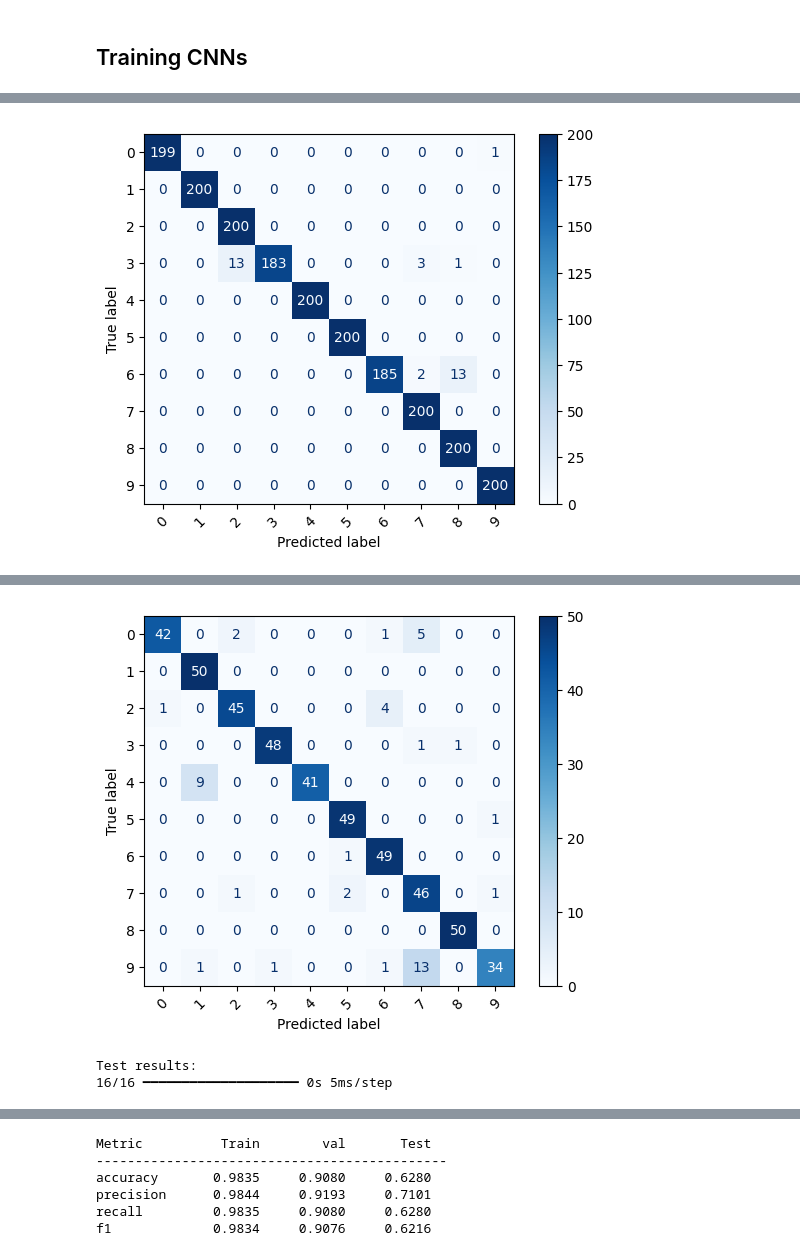
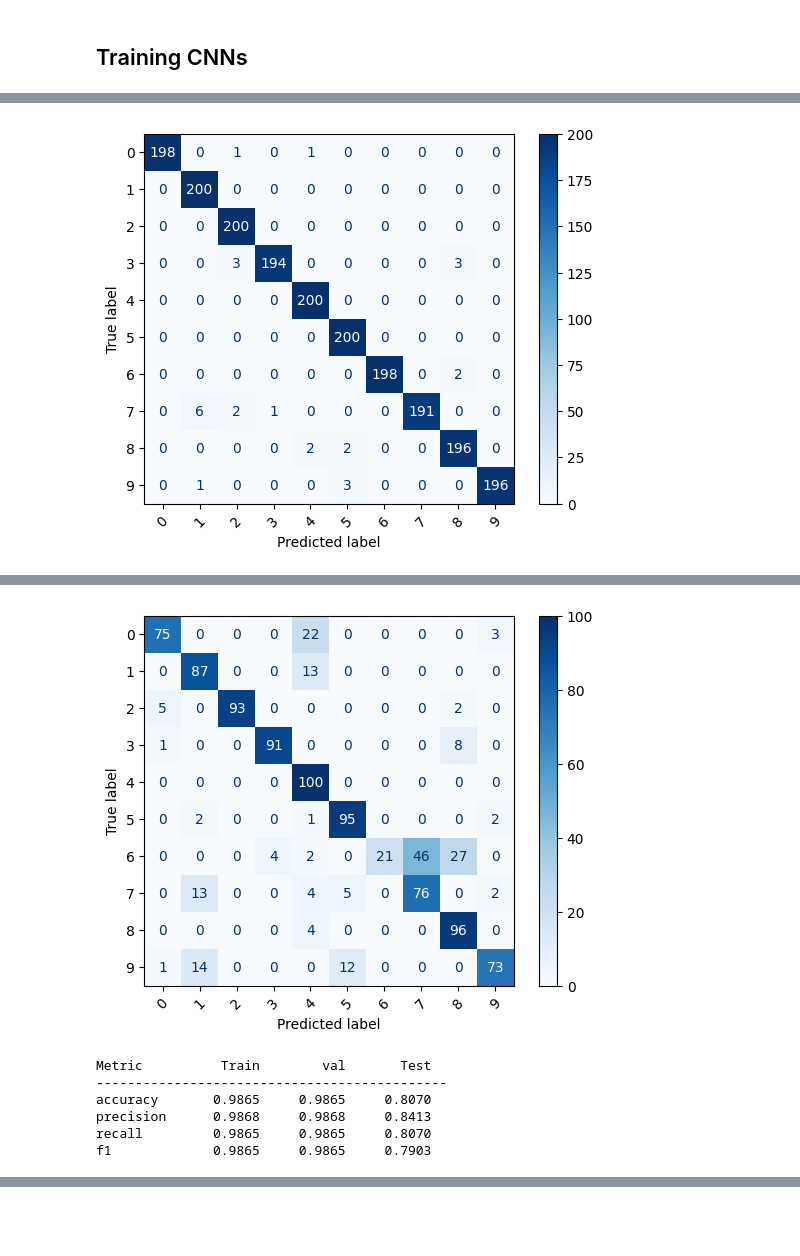
Before and after one commit to AdiPassover/Machine-Learning-Final-Assignment, a Jupyter notebook: project.ipynb, the cells around one changed output, grey strips where cells are left out. Drawn from its saved outputs; the diff is of its cells as text; code cells hidden in the pictures; blank space fills up the shorter version.

Commit message:
Successful CNN model

```diff
--- a/project.ipynb
+++ b/project.ipynb
@@ -9,18 +9,24 @@ RANDOM_STATE = 42
 # %%
 loader = FSDDLoader(max_duration=0.9)
 # %%
-def split_by_speakers(X, y, speakers, n_val_speakers=0, n_test_speakers=2, random_state=RANDOM_STATE):
+def split_by_speakers(X, y, speakers, n_val_speakers=0, n_test_speakers=2, random_state=RANDOM_STATE, permutation=None):
     unique_speakers = np.unique(speakers)
-    np.random.seed(random_state)
-    test_speakers = np.random.choice(unique_speakers, size=n_test_speakers, replace=False)
+    if permutation is None:
+        np.random.seed(random_state)
+        test_speakers = np.random.choice(unique_speakers, size=n_test_speakers, replace=False)
+    else:
+        test_speakers = unique_speakers[permutation[-n_test_speakers:]]
 
     print(f"Selected test speakers: {test_speakers}")
     train_mask = np.isin(speakers, test_speakers, invert=True)
     test_mask = ~train_mask
 
     if n_val_speakers > 0:
-        train_speakers = np.unique(speakers[train_mask])
-        val_speakers = np.random.choice(train_speakers, size=n_val_speakers, replace=False)
+        if permutation is None:
+            train_speakers = np.unique(speakers[train_mask])
+            val_speakers = np.random.choice(train_speakers, size=n_val_speakers, replace=False)
+        else:
+            val_speakers = unique_speakers[permutation[-(n_test_speakers + n_val_speakers):-n_test_speakers]]
         print(f"Selected validation speakers: {val_speakers}")
         train_mask &= ~np.isin(speakers, val_speakers)
 
@@ -221,7 +227,8 @@ cnn_data = loader.load(mode=DataMode.CNN)
 X_cnn, y_cnn, speakers_cnn = cnn_data
 X_cnn = np.array(X_cnn)
 # %%
-train_data, val_data, test_data = split_by_speakers(X_cnn, y_cnn, speakers_cnn, n_val_speakers=1, n_test_speakers=1, random_state=RANDOM_STATE)
+train_data, val_data, test_data = split_by_speakers(X_cnn, y_cnn, speakers_cnn, n_val_speakers=0, n_test_speakers=2,
+                                                    permutation=[0, 2, 3, 4, 1, 5])
 X_train, y_train, _ = train_data
 X_val, y_val, _ = val_data
 X_test, y_test, _ = test_data
@@ -232,7 +238,7 @@ Selected validation speakers: ['theo']
 from models.cnn_model import CNNModel
 
 cnn_model = CNNModel(input_shape=(X_cnn[0].shape[0], X_cnn[0].shape[1], 1),
-                     num_classes=10, dropout=0.3, lr=0.001, epochs=20, batch_size=32)
+                     num_classes=10, dropout=0.3, lr=0.001, epochs=10, batch_size=32)
 # %%
-cnn_model.train(X_train, y_train, X_val, y_val)
+cnn_model.train(X_train, y_train, X_val=None, y_val=None)
 # %% [output]
@@ -259,13 +265,13 @@ Epoch 10/20
 # %%
 print("Train results:")
 train_results = cnn_model.evaluate(X_train, y_train, show_confusion=True)
-print("Validation results:")
-val_results = cnn_model.evaluate(X_val, y_val, show_confusion=True)
+# print("Validation results:")
+# val_results = cnn_model.evaluate(X_val, y_val, show_confusion=True)
 print("Test results:")
 test_results = cnn_model.evaluate(X_test, y_test, show_confusion=True)
 print("\n{:<10} {:>10} {:>10} {:>10}".format("Metric", "Train", "val", "Test"))
 print("-" * 45)
-for (metric, train_value), (_, val_value), (_, test_value) in zip(train_results.items(), val_results.items(), test_results.items()):
+for (metric, train_value), (_, val_value), (_, test_value) in zip(train_results.items(), train_results.items(), test_results.items()):
     print("{:<10} {:>10.4f} {:>10.4f} {:>10.4f}".format(metric, train_value, val_value, test_value))
 # %% [output]
 Train results:
@@ -273 +278 @@ Train results:
-[figure, old version]
+[figure, new version]
@@ -276,3 +280,7 @@ Validation results:
-[figure, old version]
+[figure, new version]
-Test results:
-16/16 ━━━━━━━━━━━━━━━━━━━━ 0s 5ms/step
+Metric          Train        val       Test
+---------------------------------------------
+accuracy       0.9865     0.9865     0.8070
+precision      0.9868     0.9868     0.8413
+recall         0.9865     0.9865     0.8070
+f1             0.9865     0.9865     0.7903
@@ -280,6 +286,0 @@ Test results:
-Metric          Train        val       Test
----------------------------------------------
-accuracy       0.9835     0.9080     0.6280
-precision      0.9844     0.9193     0.7101
-recall         0.9835     0.9080     0.6280
-f1             0.9834     0.9076     0.6216
```
Also changed, not shown: parts of 11 cells of this notebook, 3 other files.
